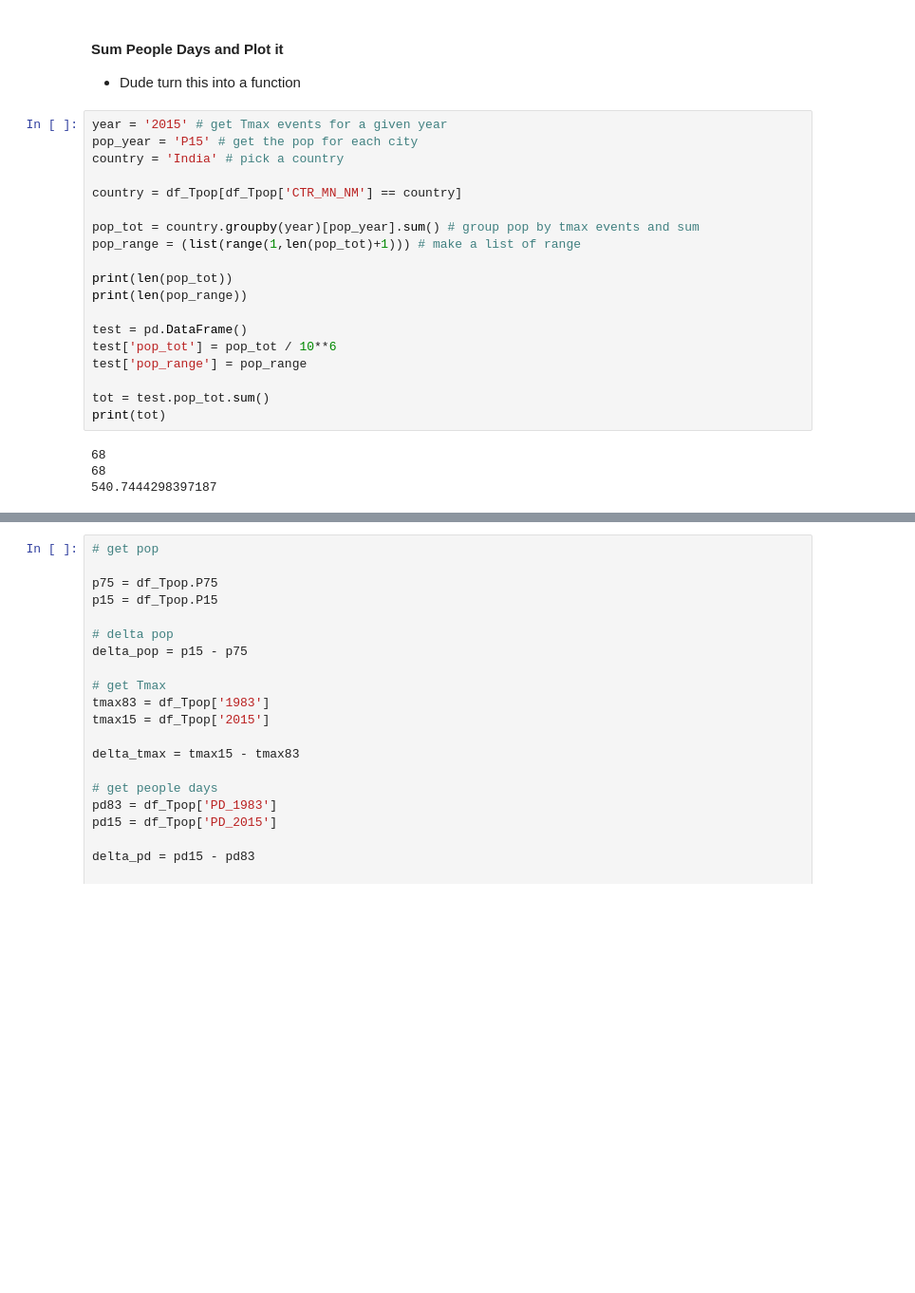
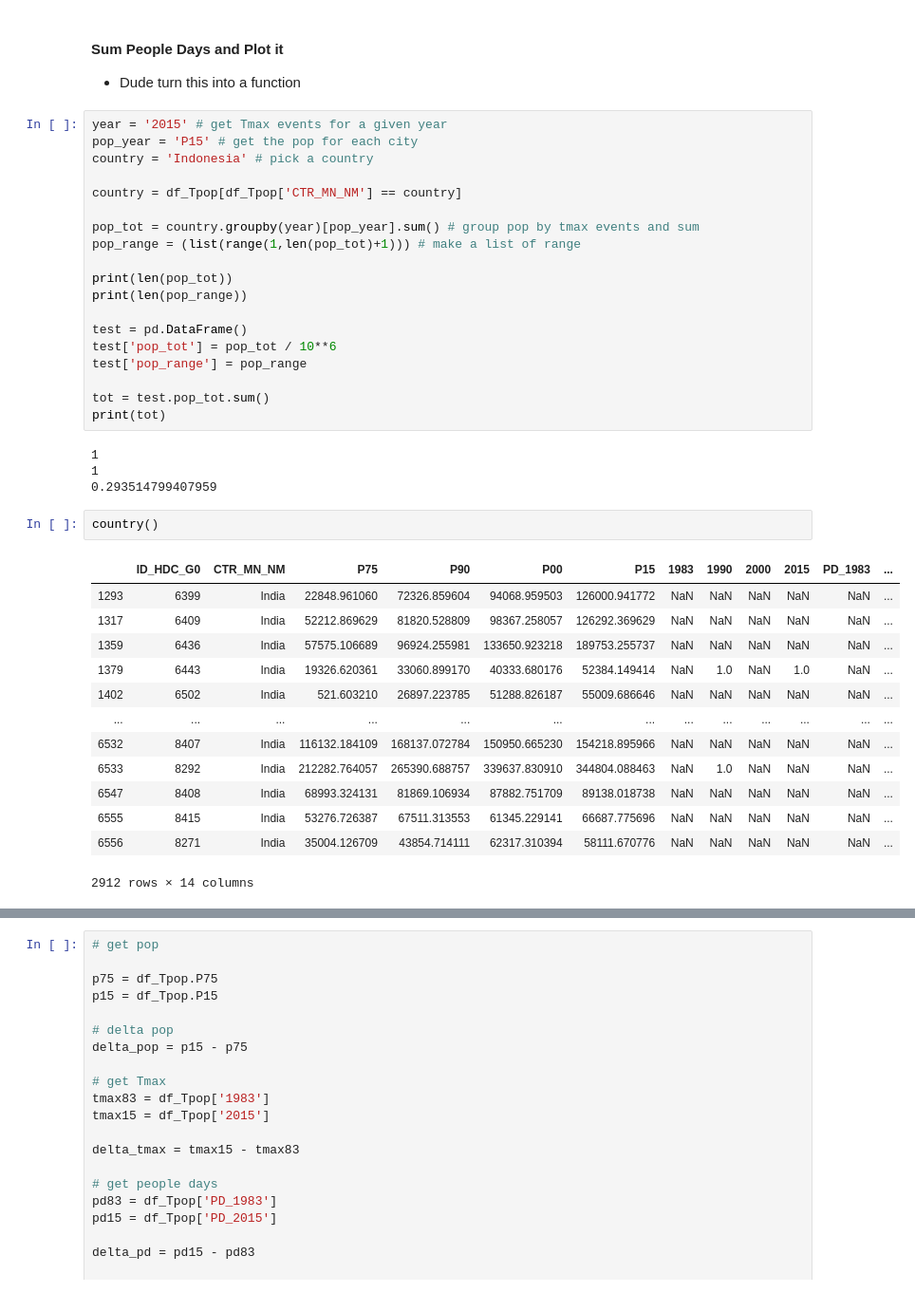
Before and after one commit to ecohydro/GlobalUrbanHeat, a Jupyter notebook: Notebooks/cpt_Figures.ipynb, the cells around one changed output, grey strips where cells are left out. Shown at 95% size. Saved outputs shown, nothing was run; the diff lists cells and outputs as text; blank space fills up the shorter version.

```diff
--- a/Notebooks/cpt_Figures.ipynb
+++ b/Notebooks/cpt_Figures.ipynb
@@ -266,7 +259,7 @@ df_Tpop[2500:2600]
 # %%
 year = '2015' # get Tmax events for a given year
 pop_year = 'P15' # get the pop for each city
-country = 'India' # pick a country
+country = 'Indonesia' # pick a country
 
 country = df_Tpop[df_Tpop['CTR_MN_NM'] == country]
 
@@ -283,9 +276,25 @@ test['pop_range'] = pop_range
 tot = test.pop_tot.sum()
 print(tot)
 # %% [output]
-68
-68
-540.7444298397187
+1
+1
+0.293514799407959
+# %%
+country()
+# %% [output]
+|  | ID_HDC_G0 | CTR_MN_NM | P75 | P90 | P00 | P15 | 1983 | 1990 | 2000 | 2015 | PD_1983 | ... |
+| 1293 | 6399 | India | 22848.961060 | 72326.859604 | 94068.959503 | 126000.941772 | NaN | NaN | NaN | NaN | NaN | ... |
+| 1317 | 6409 | India | 52212.869629 | 81820.528809 | 98367.258057 | 126292.369629 | NaN | NaN | NaN | NaN | NaN | ... |
+| 1359 | 6436 | India | 57575.106689 | 96924.255981 | 133650.923218 | 189753.255737 | NaN | NaN | NaN | NaN | NaN | ... |
+| 1379 | 6443 | India | 19326.620361 | 33060.899170 | 40333.680176 | 52384.149414 | NaN | 1.0 | NaN | 1.0 | NaN | ... |
+| 1402 | 6502 | India | 521.603210 | 26897.223785 | 51288.826187 | 55009.686646 | NaN | NaN | NaN | NaN | NaN | ... |
+| ... | ... | ... | ... | ... | ... | ... | ... | ... | ... | ... | ... | ... |
+| 6532 | 8407 | India | 116132.184109 | 168137.072784 | 150950.665230 | 154218.895966 | NaN | NaN | NaN | NaN | NaN | ... |
+| 6533 | 8292 | India | 212282.764057 | 265390.688757 | 339637.830910 | 344804.088463 | NaN | 1.0 | NaN | NaN | NaN | ... |
+| 6547 | 8408 | India | 68993.324131 | 81869.106934 | 87882.751709 | 89138.018738 | NaN | NaN | NaN | NaN | NaN | ... |
+| 6555 | 8415 | India | 53276.726387 | 67511.313553 | 61345.229141 | 66687.775696 | NaN | NaN | NaN | NaN | NaN | ... |
+| 6556 | 8271 | India | 35004.126709 | 43854.714111 | 62317.310394 | 58111.670776 | NaN | NaN | NaN | NaN | NaN | ... |
+2912 rows × 14 columns
 # %%
 # make plot
 
```
Also changed, not shown: parts of 5 cells of this notebook, 1 other file.
